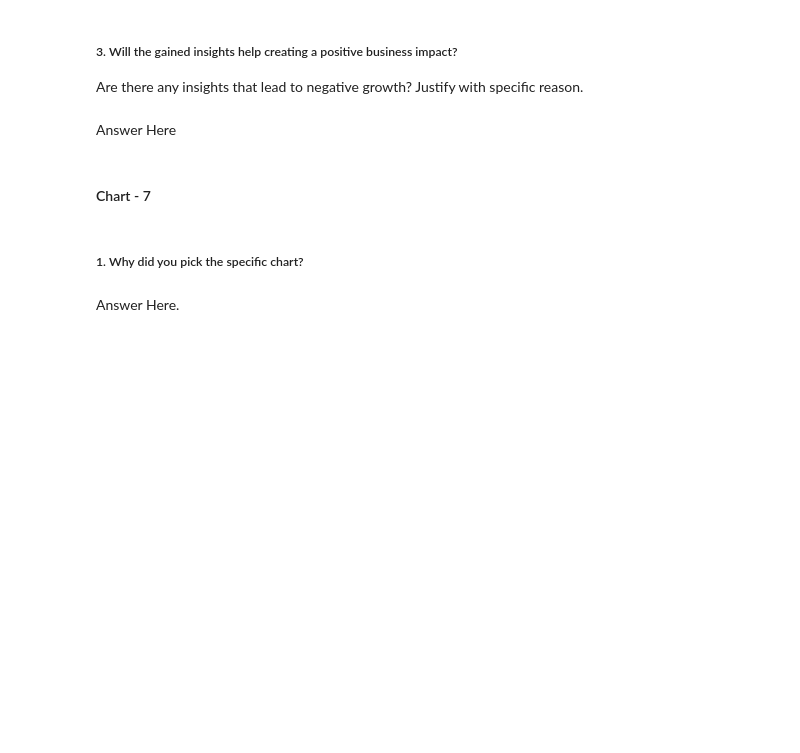
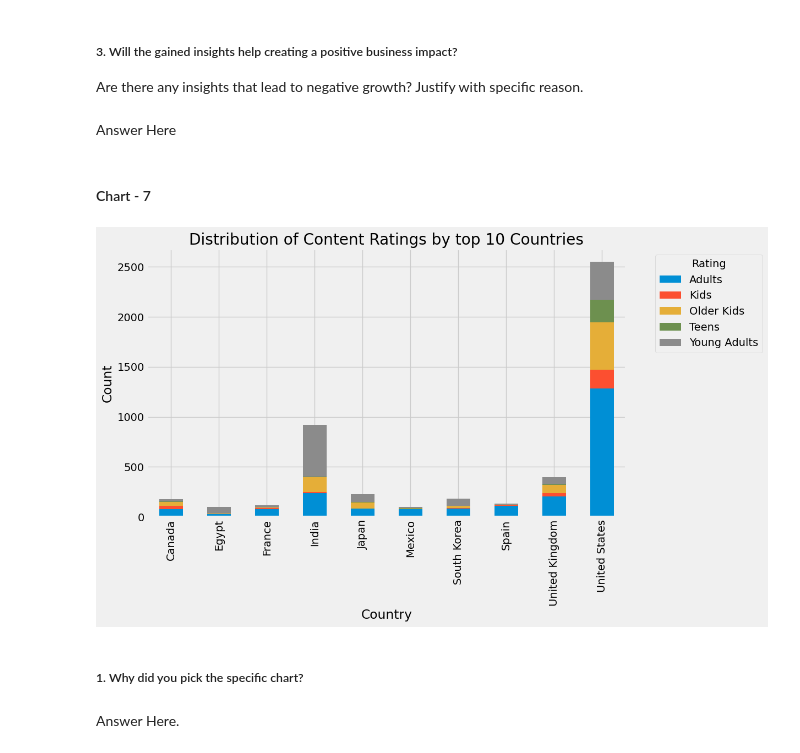
Before and after one commit to amol004/NETFLIX-MOVIES-AND-TV-SHOWS-CLUSTERING, a Jupyter notebook: NETFLIX_MOVIES_AND_TV_SHOWS_CLUSTERING.ipynb, the cells around one changed output. Saved outputs shown, nothing was run; the diff lists cells and outputs as text; code cells hidden in the pictures; blank space fills up the shorter version.

```diff
--- a/NETFLIX_MOVIES_AND_TV_SHOWS_CLUSTERING.ipynb
+++ b/NETFLIX_MOVIES_AND_TV_SHOWS_CLUSTERING.ipynb
@@ -535,3 +544,18 @@ Answer Here
+# %%
+# Chart - 7 visualization code
+countries = ['United States', 'India', 'United Kingdom', 'Japan', 'South Korea', 'Canada', 'Spain', 'France', 'Egypt', 'Mexico']
+filtered_df = df[df['country'].isin(countries)]
+rating_counts = filtered_df.groupby(['country', 'rating']).size().unstack()
+rating_counts.plot(kind='bar', stacked=True, figsize=(10, 6))
+plt.xlabel('Country')
+plt.ylabel('Count')
+plt.title('Distribution of Content Ratings by top 10 Countries')
+
+plt.legend(title='Rating', bbox_to_anchor=(1.05, 1), loc='upper left')
+
+plt.show()
+# %% [output]
+[figure, added]
 # %% [markdown]
 ##### 1. Why did you pick the specific chart?
 # %% [markdown]
```
Also changed, not shown: parts of 3 cells of this notebook.
